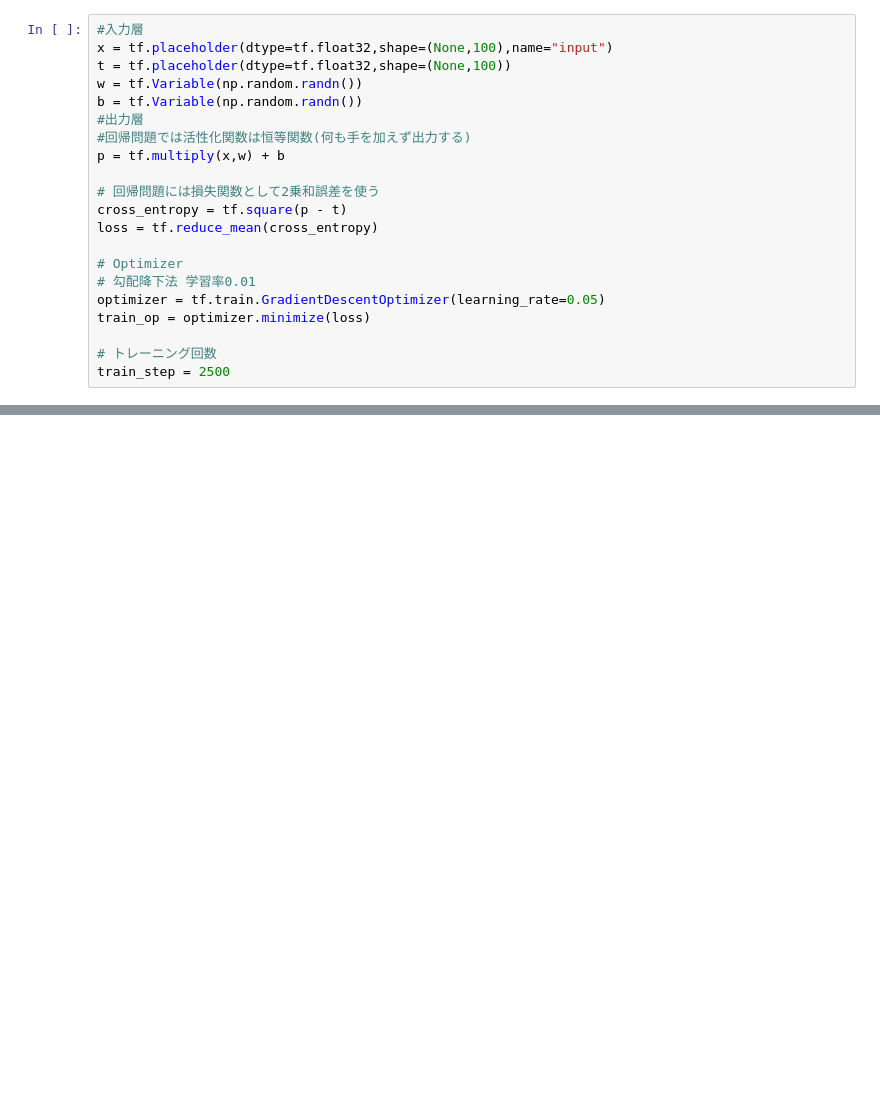
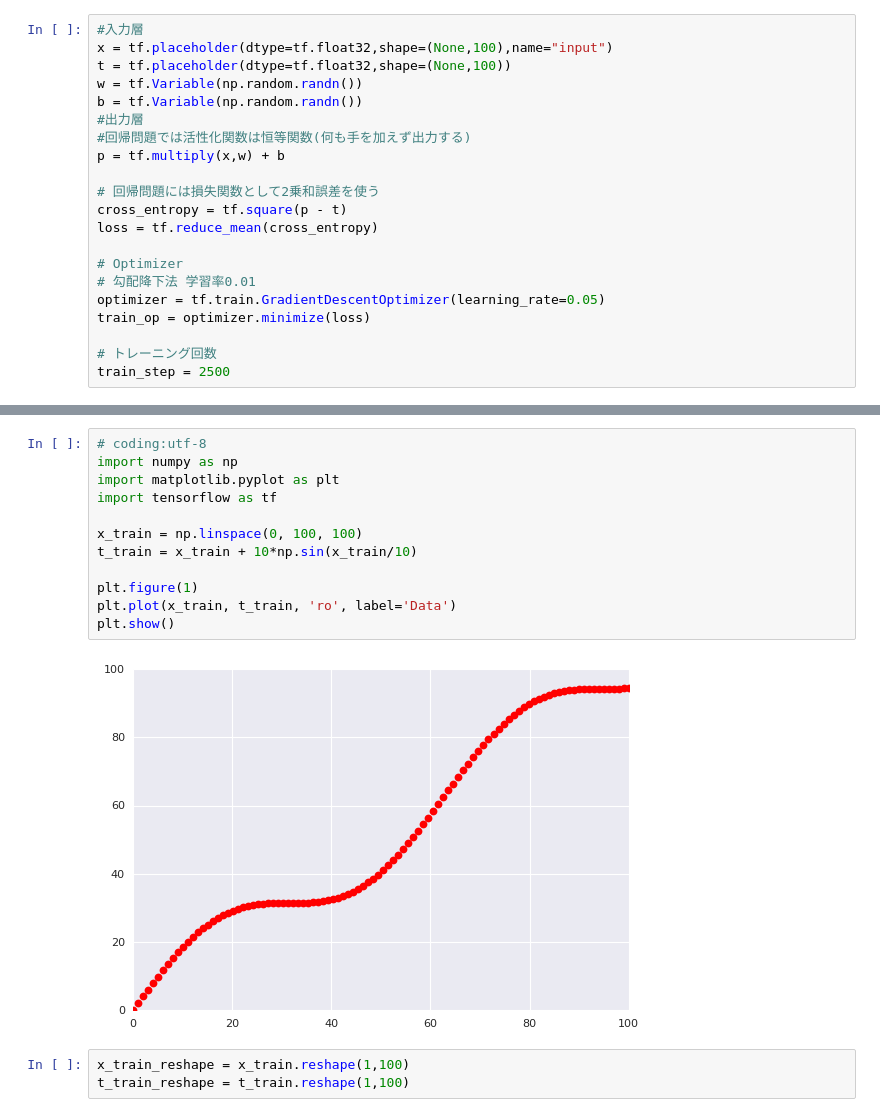
Before and after one commit to FaBoPlatform/TensorFlow, a Jupyter notebook: model_linear/tensorflow_linear05_ans.ipynb, the cells around one changed output, grey strips where cells are left out. Drawn from its saved outputs; the diff is of its cells as text; blank space fills up the shorter version.

Commit message:
Add tensorflow_linear05_ans.ipynb kadai2

```diff
--- a/model_linear/tensorflow_linear05_ans.ipynb
+++ b/model_linear/tensorflow_linear05_ans.ipynb
@@ -82,0 +88,17 @@ plt.show()
+# %%
+# coding:utf-8
+import numpy as np
+import matplotlib.pyplot as plt
+import tensorflow as tf
+
+x_train = np.linspace(0, 100, 100)
+t_train = x_train + 10*np.sin(x_train/10)
+
+plt.figure(1)
+plt.plot(x_train, t_train, 'ro', label='Data')
+plt.show()
+# %% [output]
+[figure, added]
+# %%
+x_train_reshape = x_train.reshape(1,100)
+t_train_reshape = t_train.reshape(1,100)
```
Also changed, not shown: parts of 7 cells of this notebook.
